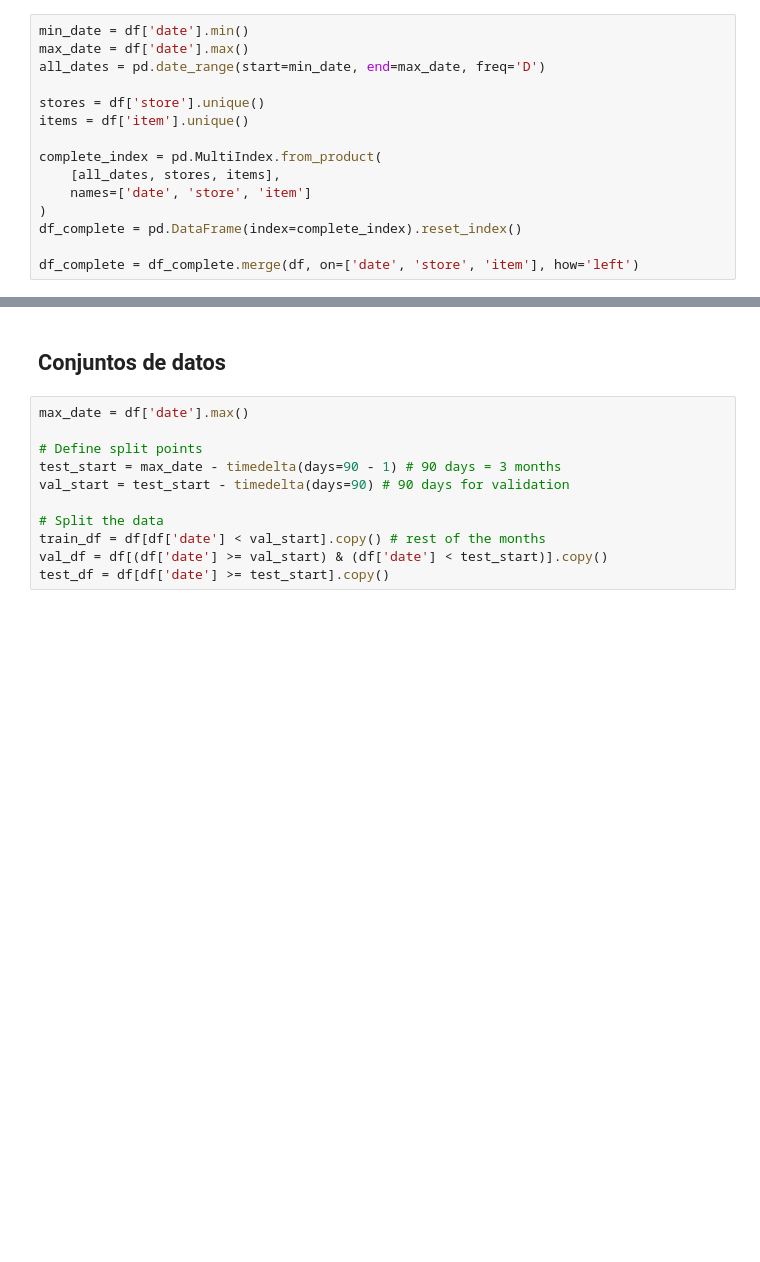
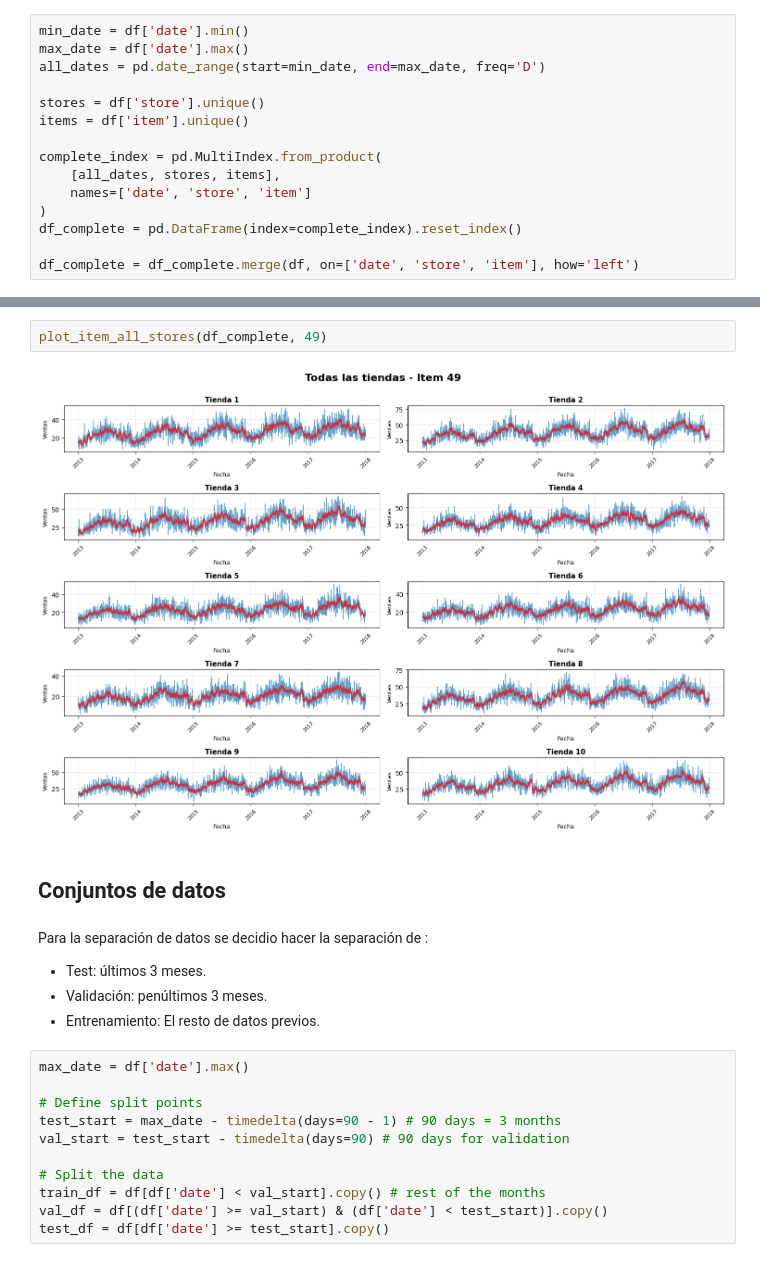
Before and after one commit to DanielRasho/DeepLearning-Lab8, a Jupyter notebook: report.ipynb, the cells around one changed output, grey strips where cells are left out. Cells and saved outputs as stored; diff of their text form; blank space fills up the shorter version.

```diff
--- a/report.ipynb
+++ b/report.ipynb
@@ -143,5 +184,15 @@ def plot_item_all_stores(df, item_id, max_stores=10, figsize=(15, 10)):
+# %%
+plot_item_all_stores(df_complete, 49)
+# %% [output]
+[figure, added]
 # %% [markdown]
 ## Conjuntos de datos
+# %% [markdown]
+Para la separación de datos se decidio hacer la separación de :
+
+- Test: últimos 3 meses.
+- Validación: penúltimos 3 meses.
+- Entrenamiento: El resto de datos previos.
 # %%
 max_date = df['date'].max()
 
```
Also changed, not shown: parts of 17 cells of this notebook, 1 other file.
